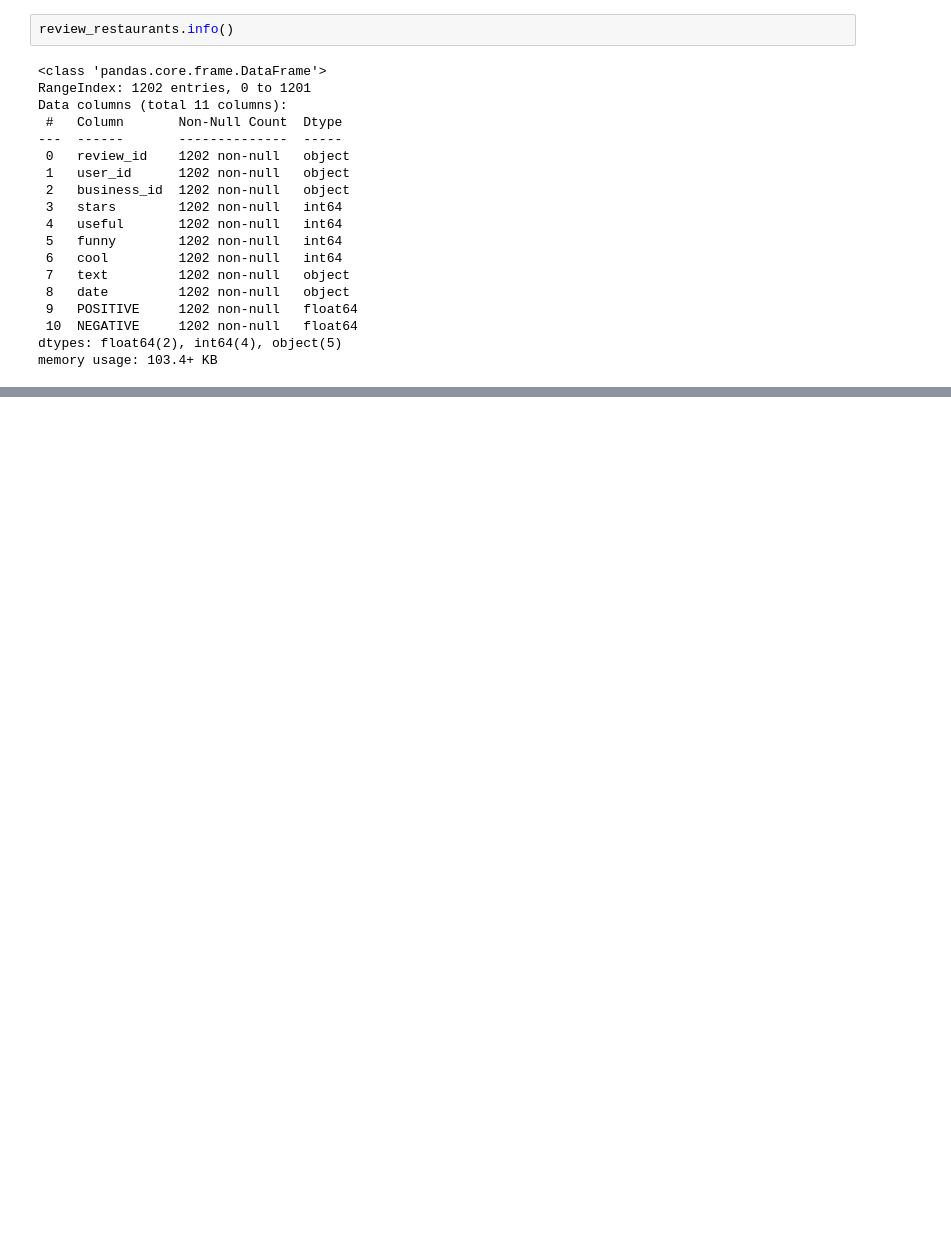
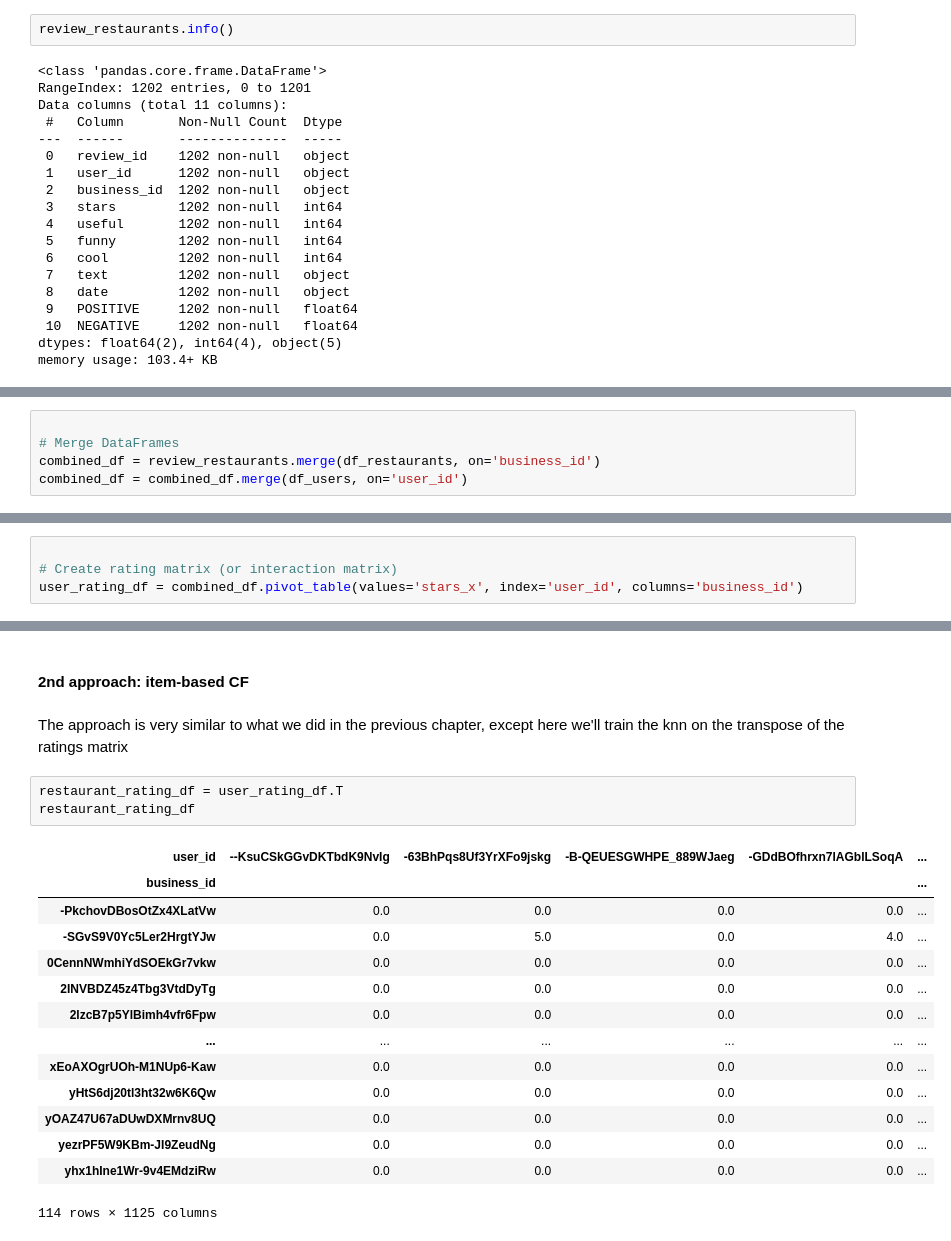
Before and after one commit to uribalb/PlacesRecommender, a Jupyter notebook: EDA_DP/YelpUsersRestaurants.ipynb, the cells around one changed output, grey strips where cells are left out. Saved outputs shown, nothing was run; the diff lists cells and outputs as text; blank space fills up the shorter version.

```diff
--- a/EDA_DP/YelpUsersRestaurants.ipynb
+++ b/EDA_DP/YelpUsersRestaurants.ipynb
@@ -75,0 +93,5 @@ memory usage: 103.4+ KB
+# %%
+
+# Merge DataFrames
+combined_df = review_restaurants.merge(df_restaurants, on='business_id')
+combined_df = combined_df.merge(df_users, on='user_id')
@@ -75,0 +112,4 @@ memory usage: 103.4+ KB
+# %%
+
+# Create rating matrix (or interaction matrix)
+user_rating_df = combined_df.pivot_table(values='stars_x', index='user_id', columns='business_id')
@@ -75,0 +419,22 @@ memory usage: 103.4+ KB
+# %% [markdown]
+#### 2nd approach: item-based CF
+# %% [markdown]
+The approach is very similar to what we did in the previous chapter, except here we'll train the knn on the transpose of the ratings matrix
+# %%
+restaurant_rating_df = user_rating_df.T
+restaurant_rating_df
+# %% [output]
+| user_id | --KsuCSkGGvDKTbdK9NvIg | -63BhPqs8Uf3YrXFo9jskg | -B-QEUESGWHPE_889WJaeg | -GDdBOfhrxn7lAGblLSoqA | ... |
+| business_id |  |  |  |  | ... |
+| -PkchovDBosOtZx4XLatVw | 0.0 | 0.0 | 0.0 | 0.0 | ... |
+| -SGvS9V0Yc5Ler2HrgtYJw | 0.0 | 5.0 | 0.0 | 4.0 | ... |
+| 0CennNWmhiYdSOEkGr7vkw | 0.0 | 0.0 | 0.0 | 0.0 | ... |
+| 2INVBDZ45z4Tbg3VtdDyTg | 0.0 | 0.0 | 0.0 | 0.0 | ... |
+| 2lzcB7p5YlBimh4vfr6Fpw | 0.0 | 0.0 | 0.0 | 0.0 | ... |
+| ... | ... | ... | ... | ... | ... |
+| xEoAXOgrUOh-M1NUp6-Kaw | 0.0 | 0.0 | 0.0 | 0.0 | ... |
+| yHtS6dj20tl3ht32w6K6Qw | 0.0 | 0.0 | 0.0 | 0.0 | ... |
+| yOAZ47U67aDUwDXMrnv8UQ | 0.0 | 0.0 | 0.0 | 0.0 | ... |
+| yezrPF5W9KBm-JI9ZeudNg | 0.0 | 0.0 | 0.0 | 0.0 | ... |
+| yhx1hIne1Wr-9v4EMdziRw | 0.0 | 0.0 | 0.0 | 0.0 | ... |
+114 rows × 1125 columns
```
Also changed, not shown: parts of 45 cells of this notebook.
